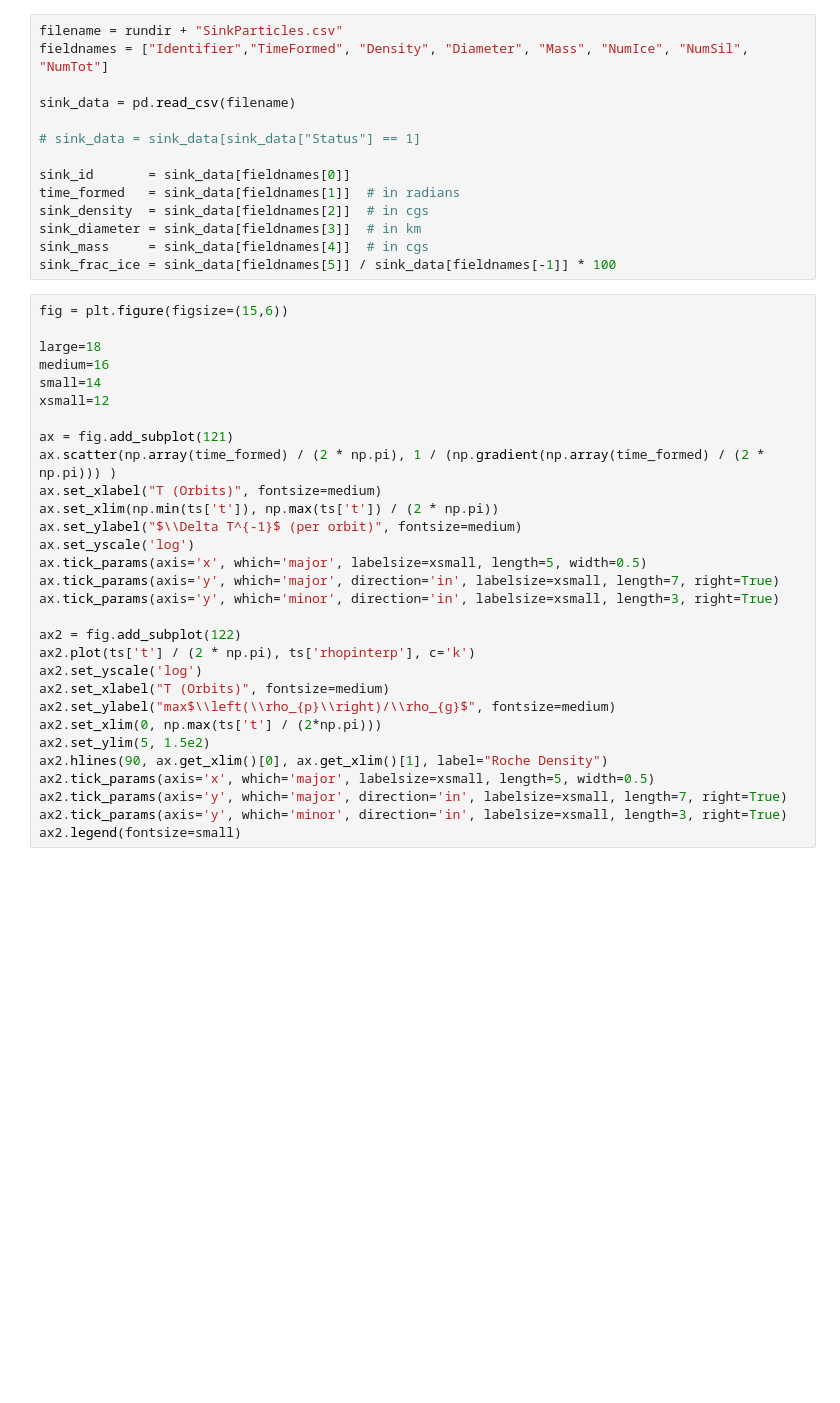
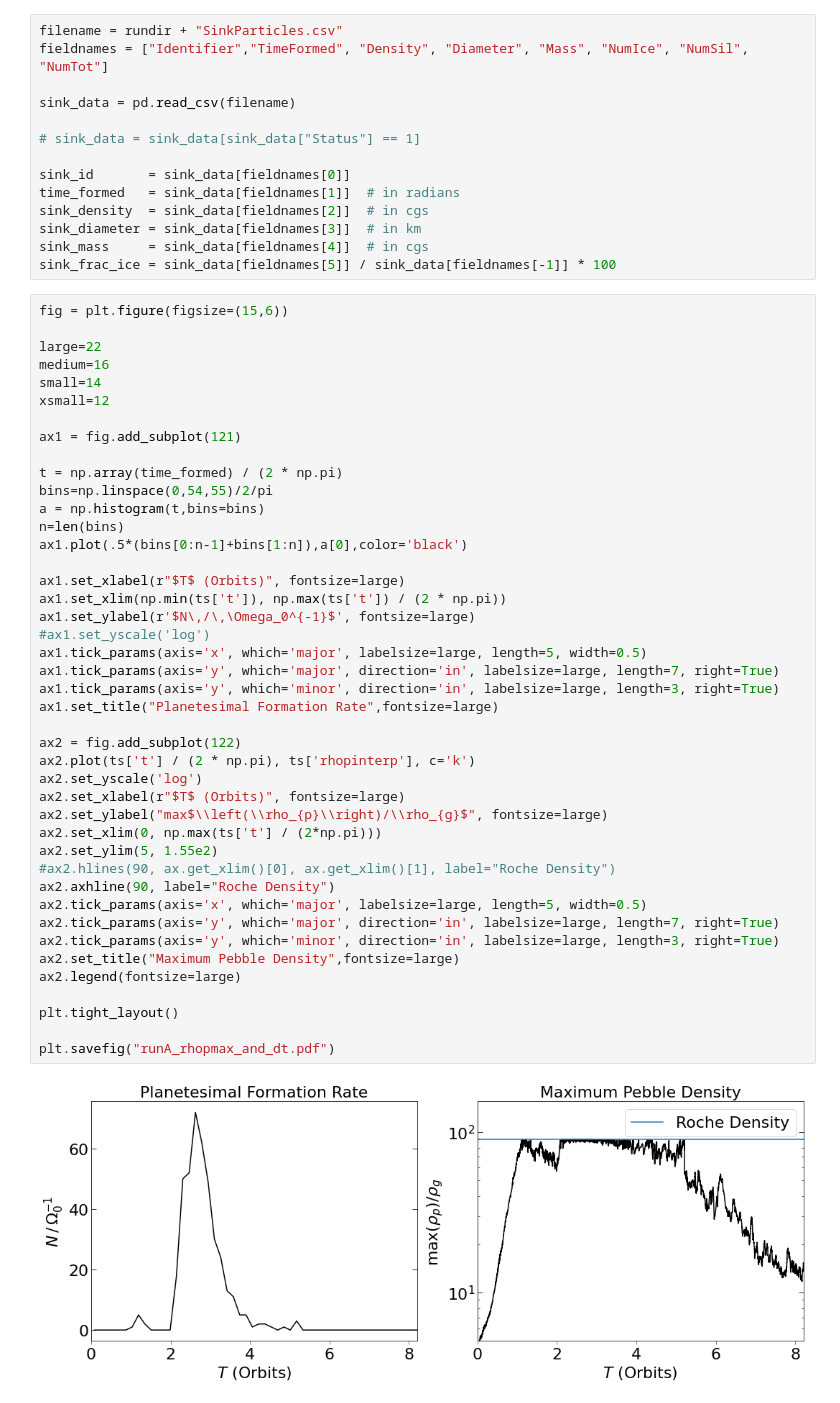
Before and after one commit to canasmh/KuiperBeltDensities, a Jupyter notebook: StreamingInstability/rhop_max_and_formation_rate.ipynb, the cells around one changed output. Drawn from its saved outputs; the diff is of its cells as text; blank space fills up the shorter version.

```diff
--- a/StreamingInstability/rhop_max_and_formation_rate.ipynb
+++ b/StreamingInstability/rhop_max_and_formation_rate.ipynb
@@ -25,30 +25,45 @@ sink_frac_ice = sink_data[fieldnames[5]] / sink_data[fieldnames[-1]] * 100
 # %%
 fig = plt.figure(figsize=(15,6))
 
-large=18
+large=22
 medium=16
 small=14
 xsmall=12
 
-ax = fig.add_subplot(121)
-ax.scatter(np.array(time_formed) / (2 * np.pi), 1 / (np.gradient(np.array(time_formed) / (2 * np.pi))) )
-ax.set_xlabel("T (Orbits)", fontsize=medium)
-ax.set_xlim(np.min(ts['t']), np.max(ts['t']) / (2 * np.pi))
-ax.set_ylabel("$\\Delta T^{-1}$ (per orbit)", fontsize=medium)
-ax.set_yscale('log')
-ax.tick_params(axis='x', which='major', labelsize=xsmall, length=5, width=0.5)
-ax.tick_params(axis='y', which='major', direction='in', labelsize=xsmall, length=7, right=True)
-ax.tick_params(axis='y', which='minor', direction='in', labelsize=xsmall, length=3, right=True)
+ax1 = fig.add_subplot(121)
+
+t = np.array(time_formed) / (2 * np.pi)
+bins=np.linspace(0,54,55)/2/pi
+a = np.histogram(t,bins=bins)
+n=len(bins)
+ax1.plot(.5*(bins[0:n-1]+bins[1:n]),a[0],color='black')
+
+ax1.set_xlabel(r"$T$ (Orbits)", fontsize=large)
+ax1.set_xlim(np.min(ts['t']), np.max(ts['t']) / (2 * np.pi))
+ax1.set_ylabel(r'$N\,/\,\Omega_0^{-1}$', fontsize=large)
+#ax1.set_yscale('log')
+ax1.tick_params(axis='x', which='major', labelsize=large, length=5, width=0.5)
+ax1.tick_params(axis='y', which='major', direction='in', labelsize=large, length=7, right=True)
+ax1.tick_params(axis='y', which='minor', direction='in', labelsize=large, length=3, right=True)
+ax1.set_title("Planetesimal Formation Rate",fontsize=large)
 
 ax2 = fig.add_subplot(122)
 ax2.plot(ts['t'] / (2 * np.pi), ts['rhopinterp'], c='k')
 ax2.set_yscale('log')
-ax2.set_xlabel("T (Orbits)", fontsize=medium)
-ax2.set_ylabel("max$\\left(\\rho_{p}\\right)/\\rho_{g}$", fontsize=medium)
+ax2.set_xlabel(r"$T$ (Orbits)", fontsize=large)
+ax2.set_ylabel("max$\\left(\\rho_{p}\\right)/\\rho_{g}$", fontsize=large)
 ax2.set_xlim(0, np.max(ts['t'] / (2*np.pi)))
-ax2.set_ylim(5, 1.5e2)
-ax2.hlines(90, ax.get_xlim()[0], ax.get_xlim()[1], label="Roche Density")
-ax2.tick_params(axis='x', which='major', labelsize=xsmall, length=5, width=0.5)
-ax2.tick_params(axis='y', which='major', direction='in', labelsize=xsmall, length=7, right=True)
-ax2.tick_params(axis='y', which='minor', direction='in', labelsize=xsmall, length=3, right=True)
-ax2.legend(fontsize=small)
+ax2.set_ylim(5, 1.55e2)
+#ax2.hlines(90, ax.get_xlim()[0], ax.get_xlim()[1], label="Roche Density")
+ax2.axhline(90, label="Roche Density")
+ax2.tick_params(axis='x', which='major', labelsize=large, length=5, width=0.5)
+ax2.tick_params(axis='y', which='major', direction='in', labelsize=large, length=7, right=True)
+ax2.tick_params(axis='y', which='minor', direction='in', labelsize=large, length=3, right=True)
+ax2.set_title("Maximum Pebble Density",fontsize=large)
+ax2.legend(fontsize=large)
+
+plt.tight_layout()
+
+plt.savefig("runA_rhopmax_and_dt.pdf")
+# %% [output]
+[figure, added]
```
